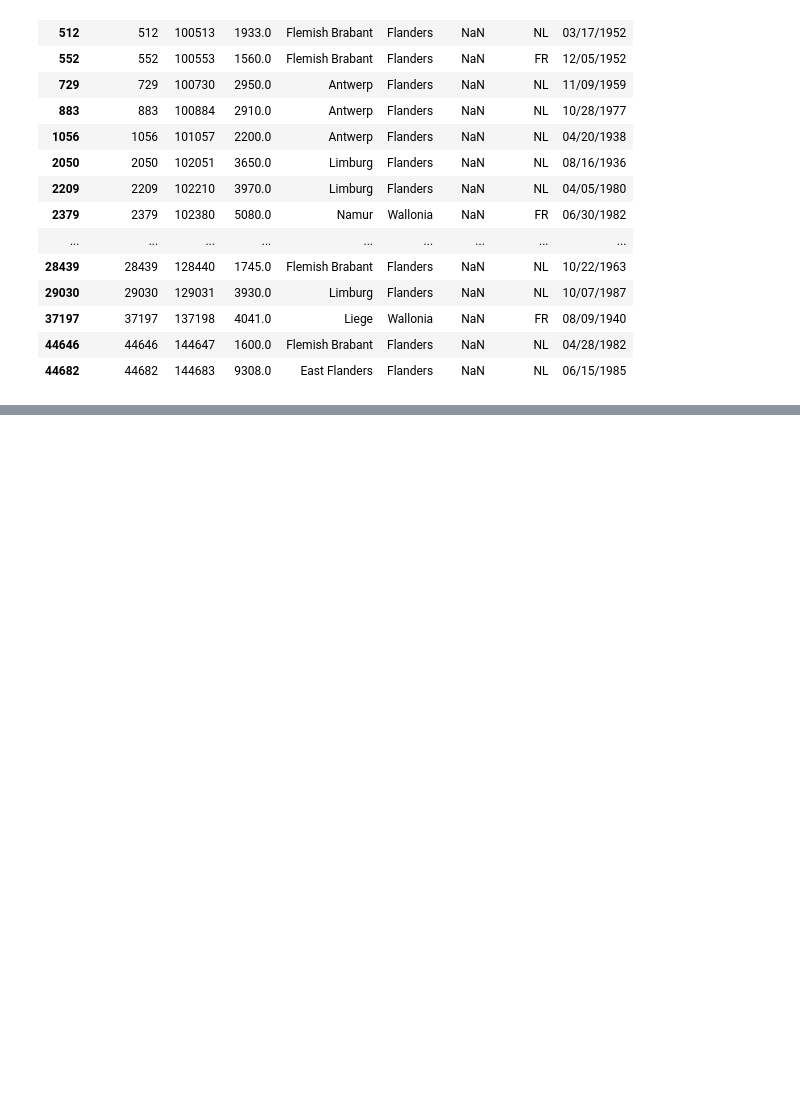
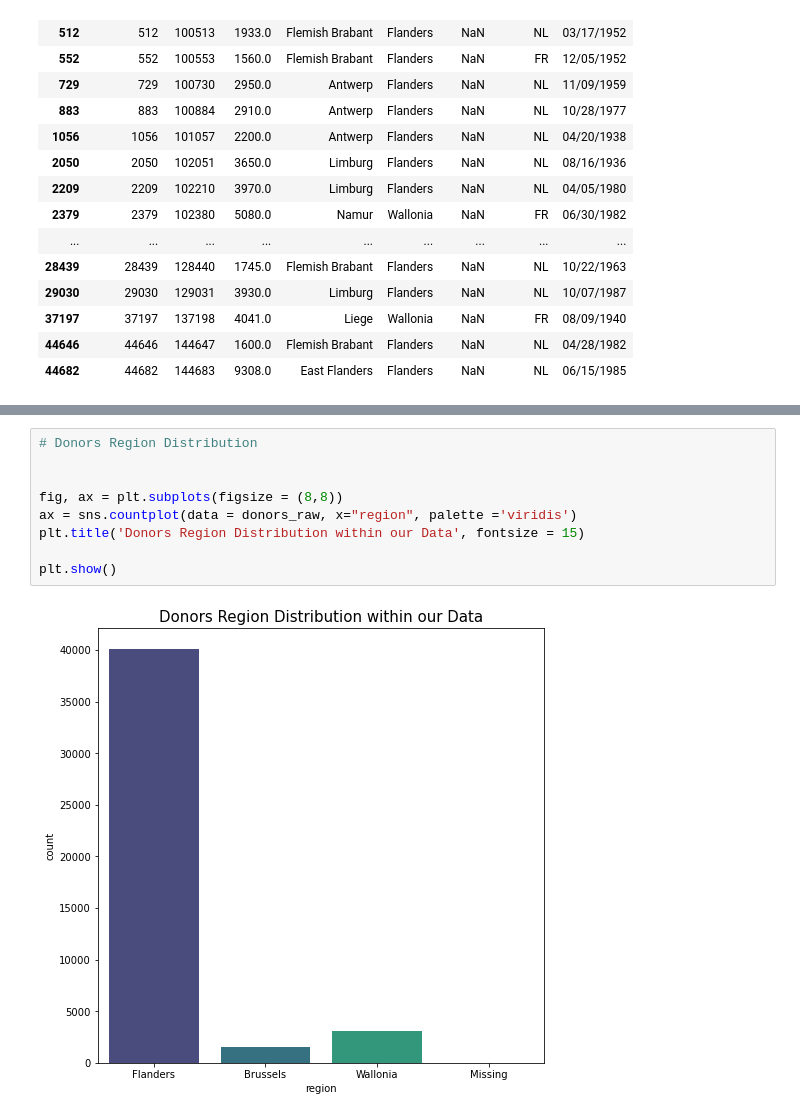
Before and after one commit to inderrana/Predicting-donations-leads-for-NGO, a Jupyter notebook: DSC_Use_Case/dsc_group_project.ipynb, the cells around one changed output, grey strips where cells are left out. Drawn from its saved outputs; the diff is of its cells as text; blank space fills up the shorter version.

```diff
--- a/DSC_Use_Case/dsc_group_project.ipynb
+++ b/DSC_Use_Case/dsc_group_project.ipynb
@@ -93,0 +202,11 @@ donors_raw[donors_raw["gender"].isna()]
+# %%
+# Donors Region Distribution
+
+
+fig, ax = plt.subplots(figsize = (8,8))
+ax = sns.countplot(data = donors_raw, x="region", palette ='viridis')
+plt.title('Donors Region Distribution within our Data', fontsize = 15)
+
+plt.show()
+# %% [output]
+[figure, added]
```
Also changed, not shown: parts of 43 cells of this notebook.
